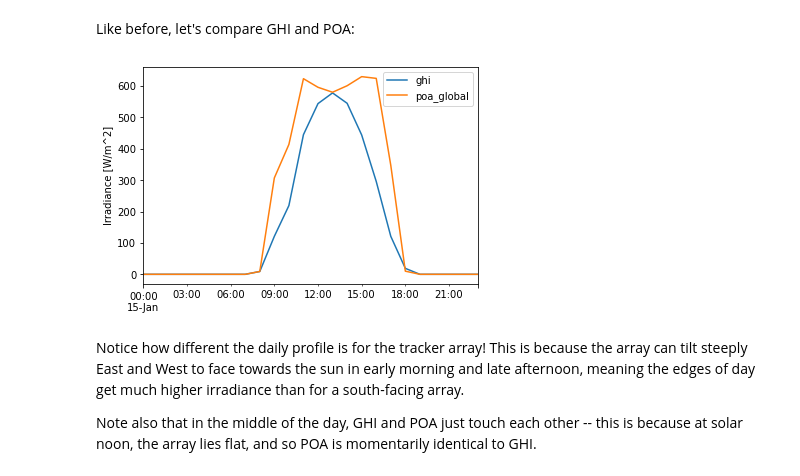
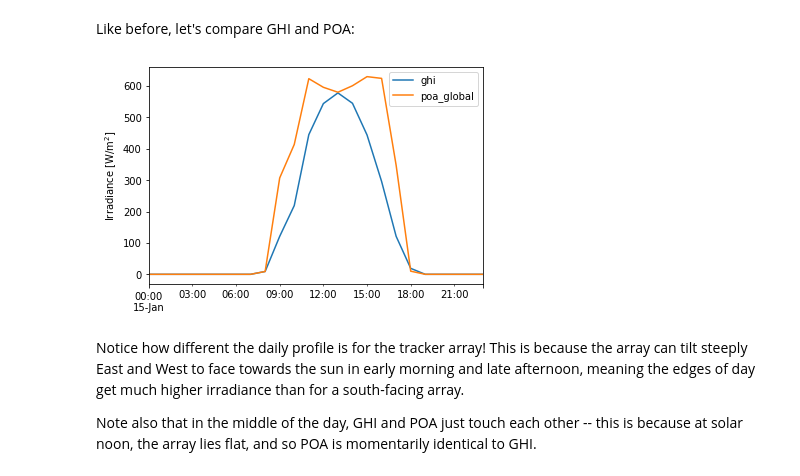
Before and after one commit to PV-Tutorials/pyData-2021-Solar-PV-Modeling, a Jupyter notebook: Tutorial 2 - POA Irradiance.ipynb, the cells around one changed output. Cells and saved outputs as stored; diff of their text form; code cells hidden in the pictures.

```diff
--- a/Tutorial 2 - POA Irradiance.ipynb
+++ b/Tutorial 2 - POA Irradiance.ipynb
@@ -178,10 +180,10 @@ Like before, let's compare GHI and POA:
 # %%
 df.loc['1990-01-15', 'ghi'].plot()
 tracker_poa.loc['1990-01-15'].plot()
 plt.legend()
-plt.ylabel('Irradiance [W/m^2]');
+plt.ylabel('Irradiance [W/m$^2$]');
 # %% [output]
-[figure, old version]
+[figure, new version]
 # %% [markdown]
 Notice how different the daily profile is for the tracker array!  This is because the array can tilt steeply East and West to face towards the sun in early morning and late afternoon, meaning the edges of day get much higher irradiance than for a south-facing array.
 
```
Also changed, not shown: parts of 4 cells of this notebook, 5 other files.
